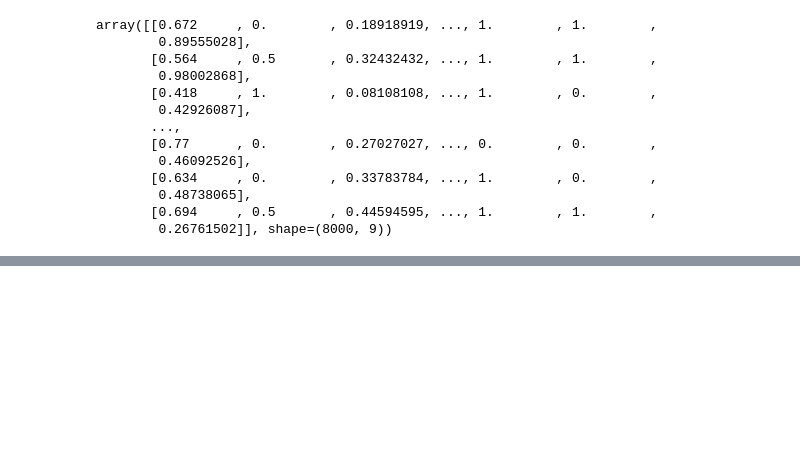
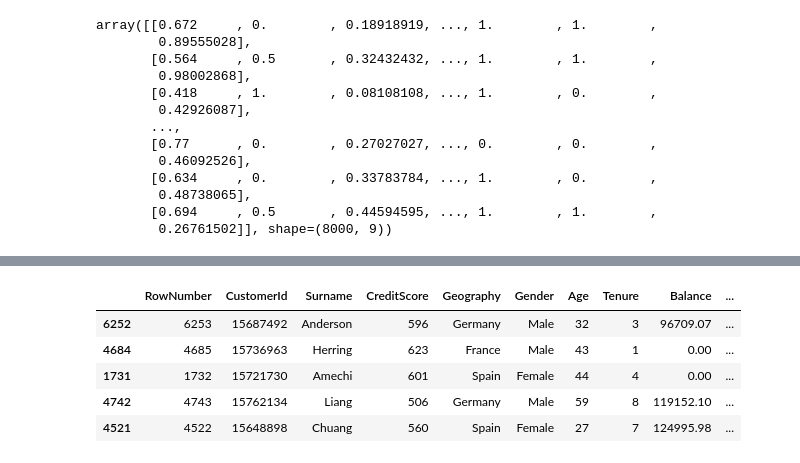
Before and after one commit to barrenha95/maturity_0_manual_deployment, a Jupyter notebook: model_training.ipynb, the cells around one changed output, grey strips where cells are left out. Saved outputs shown, nothing was run; the diff lists cells and outputs as text; code cells hidden in the pictures; blank space fills up the shorter version.

```diff
--- a/model_training.ipynb
+++ b/model_training.ipynb
@@ -228,0 +262,9 @@ array([[0.672     , 0.        , 0.18918919, ..., 1.        , 1.        ,
+# %%
+X_test.head(5)
+# %% [output]
+|  | RowNumber | CustomerId | Surname | CreditScore | Geography | Gender | Age | Tenure | Balance | ... |
+| 6252 | 6253 | 15687492 | Anderson | 596 | Germany | Male | 32 | 3 | 96709.07 | ... |
+| 4684 | 4685 | 15736963 | Herring | 623 | France | Male | 43 | 1 | 0.00 | ... |
+| 1731 | 1732 | 15721730 | Amechi | 601 | Spain | Female | 44 | 4 | 0.00 | ... |
+| 4742 | 4743 | 15762134 | Liang | 506 | Germany | Male | 59 | 8 | 119152.10 | ... |
+| 4521 | 4522 | 15648898 | Chuang | 560 | Spain | Female | 27 | 7 | 124995.98 | ... |
```
Also changed, not shown: parts of 28 cells of this notebook, 2 other files.
